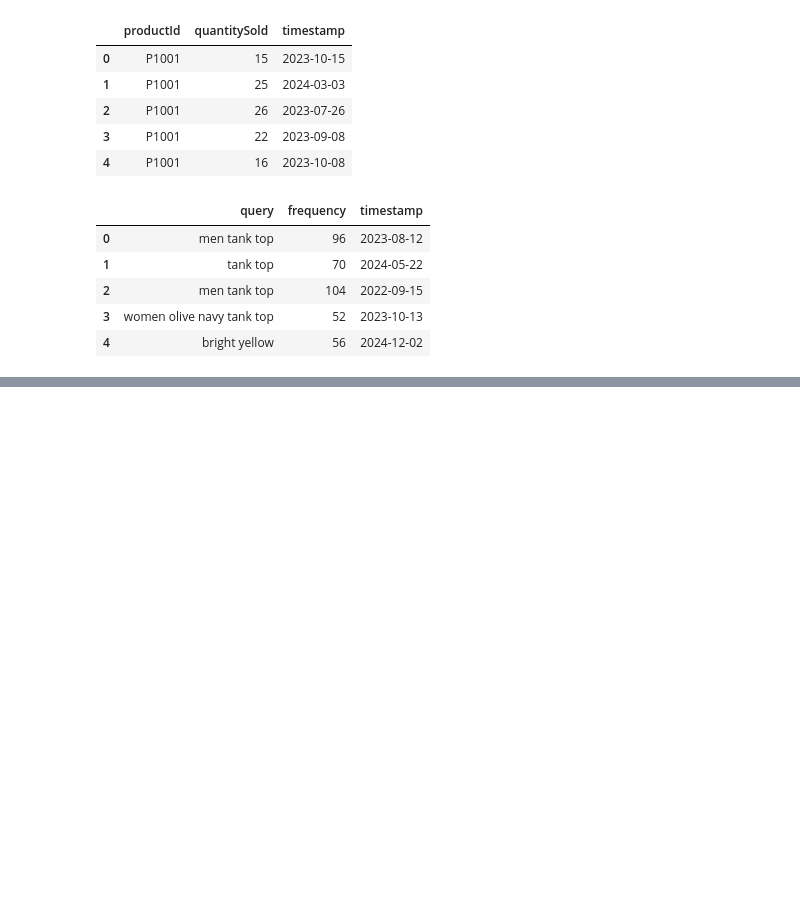
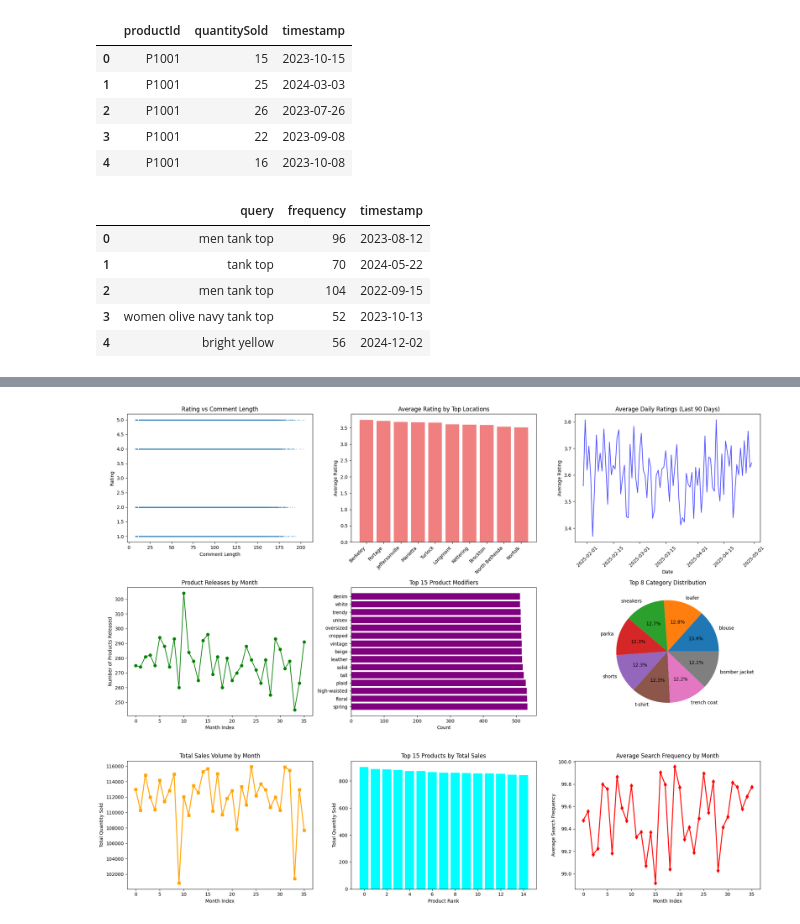
Before and after one commit to SayuruRehan/salescent, a Jupyter notebook: dataset/analyzer.ipynb, the cells around one changed output, grey strips where cells are left out. Drawn from its saved outputs; the diff is of its cells as text; code cells hidden in the pictures; blank space fills up the shorter version.

Commit message:
analysis push

```diff
--- a/dataset/analyzer.ipynb
+++ b/dataset/analyzer.ipynb
@@ -47,0 +329,91 @@ search_trends_df.head()
+# %%
+# Set up the plotting environment
+fig, axes = plt.subplots(3, 3, figsize=(20, 15))
+
+# ===== CUSTOMER FEEDBACK ANALYSIS =====
+# 1. Rating vs Comment Length Relationship
+axes[0,0].scatter(customer_feedback_df['comment_length'], customer_feedback_df['rating'],
+                 alpha=0.3, s=1)
+axes[0,0].set_title('Rating vs Comment Length')
+axes[0,0].set_xlabel('Comment Length')
+axes[0,0].set_ylabel('Rating')
+
+# 2. Average Rating by Top 10 Locations
+top_locations = customer_feedback_df['location'].value_counts().head(10).index
+location_ratings = customer_feedback_df[customer_feedback_df['location'].isin(top_locations)].groupby('location')['rating'].mean().sort_values(ascending=False)
+axes[0,1].bar(range(len(location_ratings)), location_ratings.values, color='lightcoral')
+axes[0,1].set_xticks(range(len(location_ratings)))
+axes[0,1].set_xticklabels(location_ratings.index, rotation=45, ha='right')
+axes[0,1].set_title('Average Rating by Top Locations')
+axes[0,1].set_ylabel('Average Rating')
+
+# 3. Daily Rating Trends (last 90 days of data)
+recent_feedback = customer_feedback_df[customer_feedback_df['date'] >= customer_feedback_df['date'].max() - pd.Timedelta(days=90)]
+daily_ratings = recent_feedback.groupby('date')['rating'].mean()
+axes[0,2].plot(daily_ratings.index, daily_ratings.values, color='blue', alpha=0.7)
+axes[0,2].set_title('Average Daily Ratings (Last 90 Days)')
+axes[0,2].set_xlabel('Date')
+axes[0,2].set_ylabel('Average Rating')
+axes[0,2].tick_params(axis='x', rotation=45)
+
+# ===== PRODUCT CATALOG ANALYSIS =====
+# 4. Product Releases Over Time
+monthly_releases = product_catalog_df.groupby(product_catalog_df['releaseDate'].dt.to_period('M')).size()
+axes[1,0].plot(range(len(monthly_releases)), monthly_releases.values, marker='o', color='green')
+axes[1,0].set_title('Product Releases by Month')
+axes[1,0].set_xlabel('Month Index')
+axes[1,0].set_ylabel('Number of Products Released')
+
+# 5. Most Common Modifiers
+all_modifiers = []
+for modifiers in product_catalog_df['modifiers'].str.split(', '):
+    all_modifiers.extend(modifiers)
+modifier_counts = pd.Series(all_modifiers).value_counts().head(15)
+axes[1,1].barh(range(len(modifier_counts)), modifier_counts.values, color='purple')
+axes[1,1].set_yticks(range(len(modifier_counts)))
+axes[1,1].set_yticklabels(modifier_counts.index)
+axes[1,1].set_title('Top 15 Product Modifiers')
+axes[1,1].set_xlabel('Count')
+
+# 6. Category Distribution (Pie Chart)
+top_categories_pie = product_catalog_df['category'].value_counts().head(8)
+axes[1,2].pie(top_categories_pie.values, labels=top_categories_pie.index, autopct='%1.1f%%')
+axes[1,2].set_title('Top 8 Category Distribution')
+
+# ===== SALES AND SEARCH TRENDS =====
+# 7. Sales Volume Over Time (Monthly)
+monthly_sales = sales_data_df.groupby(sales_data_df['timestamp'].dt.to_period('M'))['quantitySold'].sum()
+axes[2,0].plot(range(len(monthly_sales)), monthly_sales.values, marker='s', color='orange', linewidth=2)
+axes[2,0].set_title('Total Sales Volume by Month')
+axes[2,0].set_xlabel('Month Index')
+axes[2,0].set_ylabel('Total Quantity Sold')
+
+# 8. Top Performing Products (by total sales)
+product_sales = sales_data_df.groupby('productId')['quantitySold'].sum().sort_values(ascending=False).head(15)
+axes[2,1].bar(range(len(product_sales)), product_sales.values, color='cyan')
+axes[2,1].set_title('Top 15 Products by Total Sales')
+axes[2,1].set_xlabel('Product Rank')
+axes[2,1].set_ylabel('Total Quantity Sold')
+
+# 9. Search Frequency Trends Over Time
+monthly_search_freq = search_trends_df.groupby(search_trends_df['timestamp'].dt.to_period('M'))['frequency'].mean()
+axes[2,2].plot(range(len(monthly_search_freq)), monthly_search_freq.values, marker='d', color='red', linewidth=2)
+axes[2,2].set_title('Average Search Frequency by Month')
+axes[2,2].set_xlabel('Month Index')
+axes[2,2].set_ylabel('Average Search Frequency')
+
+plt.tight_layout()
+plt.show()
+
+print("=== KEY INSIGHTS FROM VISUALIZATIONS ===")
+print("Customer Feedback:")
+print("- No clear correlation between comment length and rating")
+print("- Rating variations across different locations")
+print("\nProduct Catalog:")
+print("- Product releases appear steady over time")
+print(f"- Most common modifiers: {', '.join(modifier_counts.head(5).index.tolist())}")
+print("\nSales & Search:")
+print("- Sales volumes show temporal patterns")
+print("- Search frequencies remain relatively stable")
+# %% [output]
+[figure, added]
```
Also changed, not shown: parts of 81 cells of this notebook, 19 other files.
